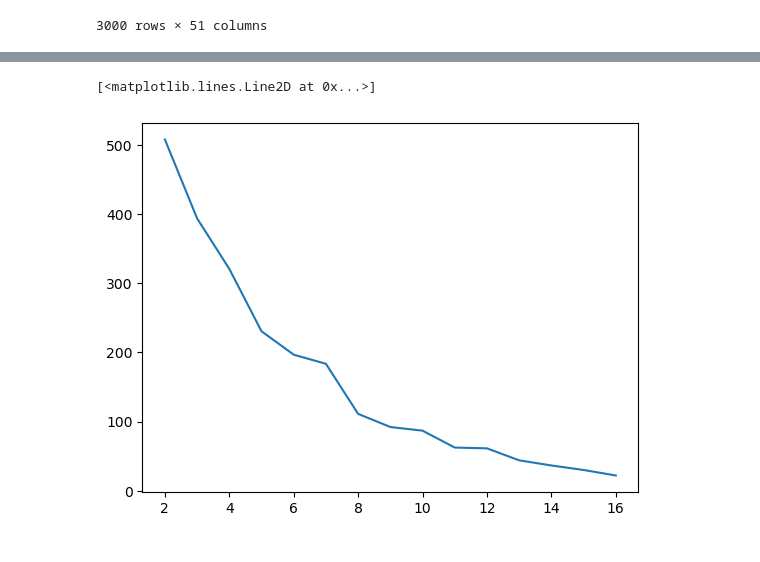
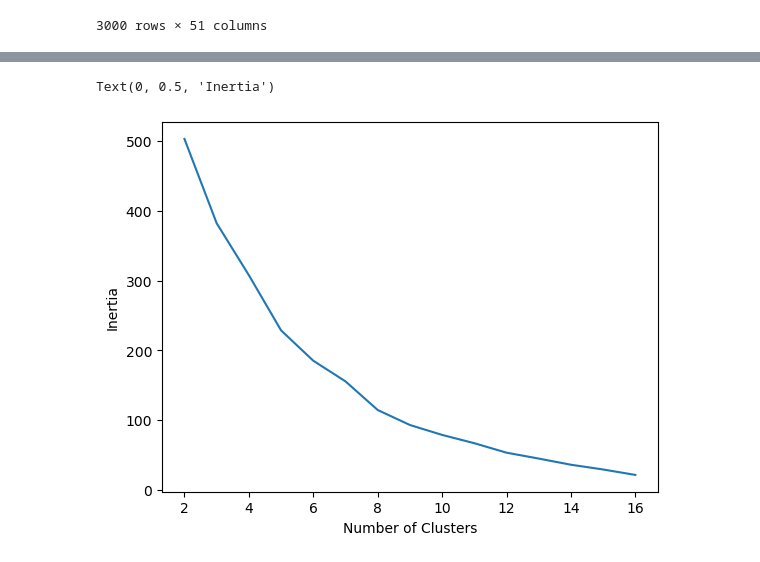
Before and after one commit to franciscomonteiro85/rec-energy-prediction-algorithm, a Jupyter notebook: Clustering.ipynb, the cells around one changed output, grey strips where cells are left out. Saved outputs shown, nothing was run; the diff lists cells and outputs as text; code cells hidden in the pictures.

```diff
--- a/Clustering.ipynb
+++ b/Clustering.ipynb
@@ -66,34 +68,31 @@ Text(0, 0.5, 'Temperature')
 scaler = TimeSeriesScalerMeanVariance(mu=0.0, std=1.0)
 undersmpl = pd.DataFrame(scaler.fit_transform(undersample_data.drop('Time', axis=1)).reshape(3000,50))
 # %%
-n_clusters = 10
+n_clusters = 16
 # %%
+from tqdm import tqdm
 data_array = np.array(undersmpl.T.values)
-model = TimeSeriesKMeans(n_clusters=n_clusters, metric="dtw", max_iter=10, n_init=5, dtw_inertia=True)
-model.fit(data_array)
 cities_list = undersmpl.T.index.tolist()
+inertia_list = []
+cluster_list = []
+model_list = []
+for c in tqdm(range(2, n_clusters + 1)):
+    model = TimeSeriesKMeans(n_clusters=c, metric="dtw", max_iter=10, n_init=3, dtw_inertia=True)
+    model.fit(data_array)
+    model_list.append(model)
+    inertia_list.append(model.inertia_)
+    cluster_list.append(model.labels_)
 # %%
-from tqdm import tqdm
-data_array = np.array(undersmpl.T.values)
-cities_list = undersmpl.T.index.tolist()
-inertia_list = []
-cluster_list = []
-model_list = []
-for c in tqdm(range(2, n_clusters + 1)):
-    model = TimeSeriesKMeans(n_clusters=c, metric="dtw", max_iter=10, n_init=1, dtw_inertia=True)
+for c in tqdm(range( n_clusters + 1, 17)):
+    model = TimeSeriesKMeans(n_clusters=c, metric="dtw", max_iter=10, n_init=3, dtw_inertia=True)
     model.fit(data_array)
     model_list.append(model)
     inertia_list.append(model.inertia_)
     cluster_list.append(model.labels_)
-# %%
-for c in tqdm(range(n_clusters + 1, 17)):
-    model = TimeSeriesKMeans(n_clusters=c, metric="dtw", max_iter=10, n_init=1, dtw_inertia=True)
-    model.fit(data_array)
-    model_list.append(model)
-    inertia_list.append(model.inertia_)
-    cluster_list.append(model.labels_)
 # %%
 plt.plot(range(2,17), inertia_list)
+plt.xlabel("Number of Clusters")
+plt.ylabel("Inertia")
 # %% [output]
-[<matplotlib.lines.Line2D at 0x...>]
+Text(0, 0.5, 'Inertia')
-[figure, old version]
+[figure, new version]
```
Also changed, not shown: parts of 17 cells of this notebook, 6 other files.
